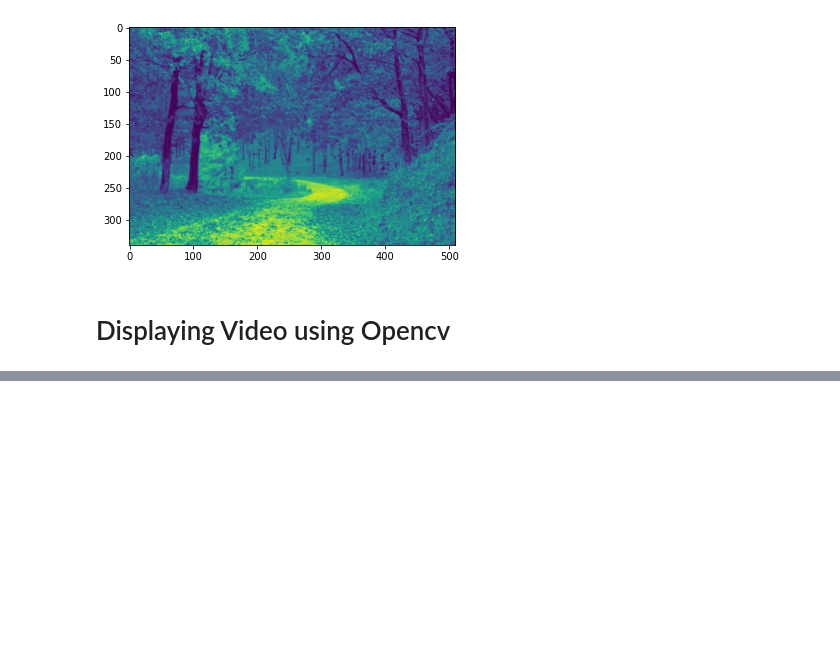
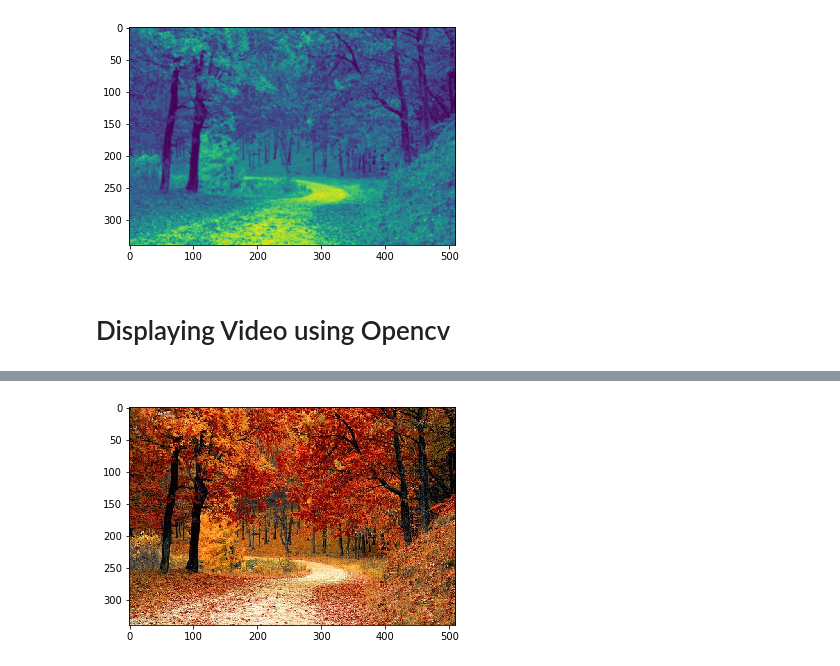
Before and after one commit to samruddhichitnis02/opencv, a Jupyter notebook: Opencv_basic.ipynb, the cells around one changed output, grey strips where cells are left out. Cells and saved outputs as stored; diff of their text form; code cells hidden in the pictures; blank space fills up the shorter version.

```diff
--- a/Opencv_basic.ipynb
+++ b/Opencv_basic.ipynb
@@ -91,0 +127,10 @@ cv2.destroyAllWindows()
+# %%
+image = cv2.imread('wallpaper1.jpg', cv2.IMREAD_UNCHANGED)
+
+image = cv2.cvtColor(image,cv2.COLOR_BGR2RGB)
+
+#plotting the image
+plt.imshow(image)
+plt.show()
+# %% [output]
+[figure, added]
```
Also changed, not shown: parts of 21 cells of this notebook.
